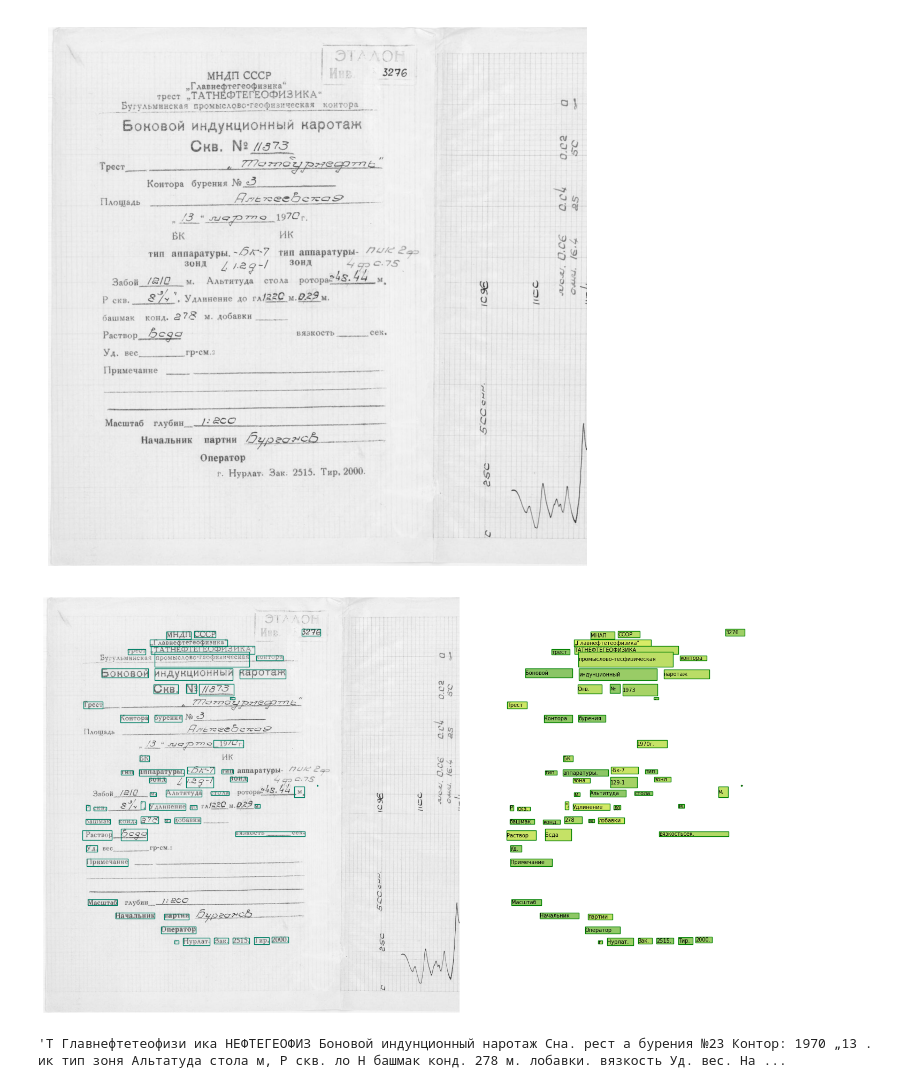
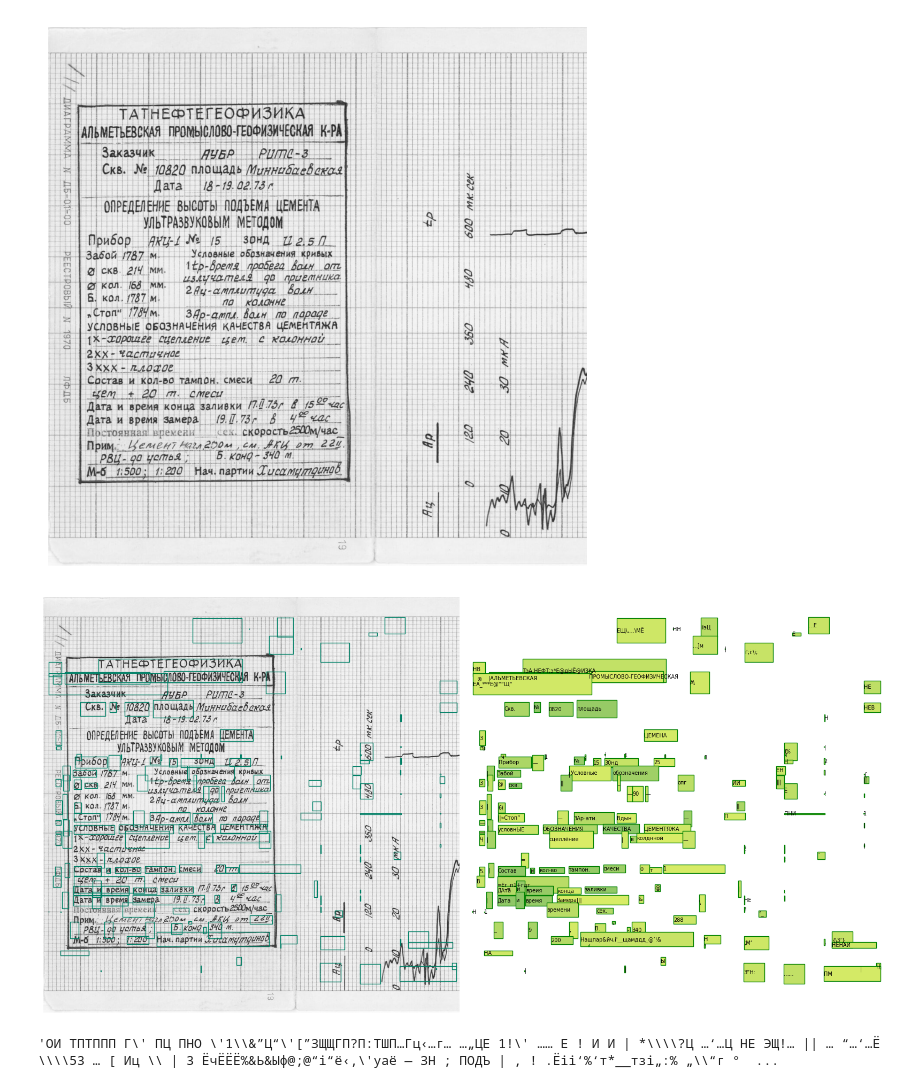
Before and after one commit to dimkablin/carrotOCR, a Jupyter notebook: notebooks/OCR_pytesseract.ipynb, the cells around one changed output. Drawn from its saved outputs; the diff is of its cells as text; code cells hidden in the pictures.

```diff
--- a/notebooks/OCR_pytesseract.ipynb
+++ b/notebooks/OCR_pytesseract.ipynb
@@ -9,22 +9,23 @@ import mmcv
 import src.features.build_features as pp
 from src.visualization.visualize import *
 # %%
-url0 = r'notebooks/data/13.03.70 200.jpg'
+url0 = r'/mnt/c/Users/dimka/Downloads/Telegram Desktop/1 (10).jpg'
 image0 = mmcv.imread(url0)
 
 def preprocessing(image):
     image = pp.cut_image(image)
     image = mmcv.bgr2gray(image)
-    #image = pp.adaptive_threshold(image)
+    #image = pp.threshold(image)
+    #image = pp.adaptive_threshold(image, block_size=501, c_var=45)
     image = mmcv.gray2rgb(image)
 
     return image
 
 image0 = preprocessing(image0)
 
 show(image0)
 # %% [output]
-[figure, old version]
+[figure, new version]
 # %%
 from src.models.ocr import OCRModelFactory
 
@@ -34,8 +35,8 @@ outputs = model([image0])
 # %%
 result2show(image0, outputs[0])
 # %% [output]
-[figure, old version]
+[figure, new version]
 # %%
 ' '.join(outputs[0]['rec_texts'])
 # %% [output]
-'Т Главнефтетеофизи ика НЕФТЕГЕОФИЗ Боновой индунционный наротаж Сна. рест а бурения №23 Контор: 1970 „13 . ик тип зоня Альтатуда стола м, Р скв. ло Н башмак конд. 278 м. лобавки. вязкость Уд. вес. На ...
+'ОИ ТПТППП Г\' ПЦ ПНО \'1\\&”Ц“\'[”ЗЩЩГП?П:ТШП…Гц‹…г… …„ЦЕ 1!\' …… Е ! И И | *\\\\?Ц …‘…Ц НЕ ЭЩ!… || … “…‘…Ё \\\\53 … [ Иц \\ | 3 ЁчЁЁЁ%&Ь&Ыф@;@“і“ё‹‚\'уаё — ЗН ; ПОДЪ | ‚ ! .Ёіі‘%‘т*__тзі„:% „\\“г °  ...
```
Also changed, not shown: 16 other files.
